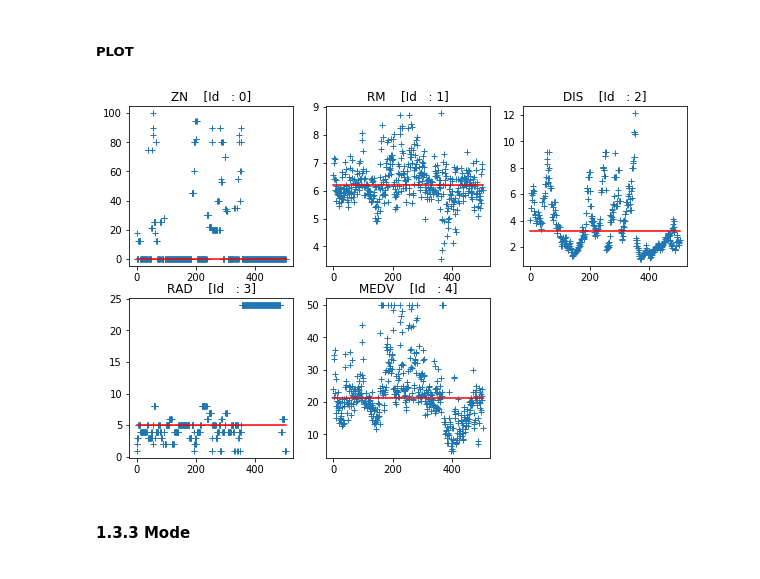
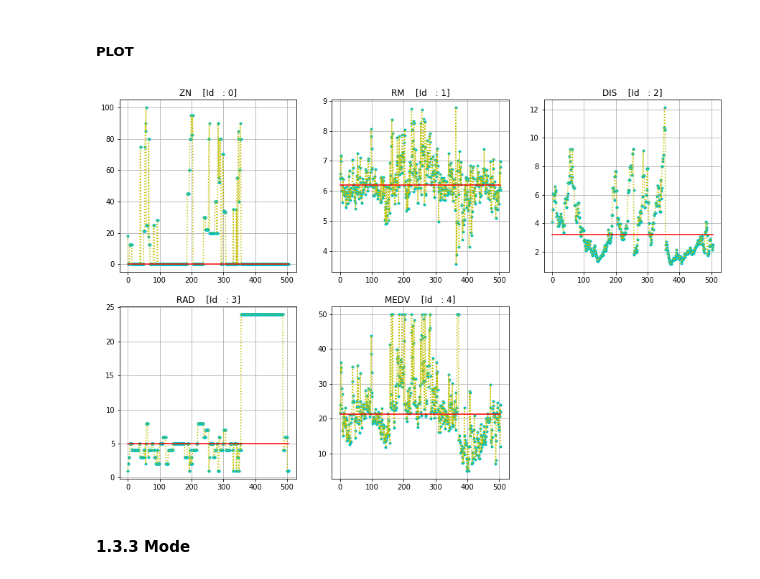
Before and after one commit to jahirmedinacs/datamining-p1, a Jupyter notebook: Practica1.ipynb, the cells around one changed output. Cells and saved outputs as stored; diff of their text form; code cells hidden in the pictures.

```diff
--- a/Practica1.ipynb
+++ b/Practica1.ipynb
@@ -190,11 +198,14 @@ dtype: float64
 ##### PLOT
 # %%
 dummy_DataFrame_plotter(case_data_Boston,
-                        plot_style='+',
+                        plot_size=(15,15),
+                        mixed_style=True,
+                        plot_style=['c.', 'y:'],
+                        grid=True,
                         have_lines=True,
-                        constant_values=[median_Boston]).show()
+                        constant_values=median_Boston.values).show()
 # %% [output]
-[figure, old version]
+[figure, new version]
 # %% [markdown]
 #### 1.3.3 Mode
 # %%
```
Also changed, not shown: parts of 54 cells of this notebook, 9 other files.
